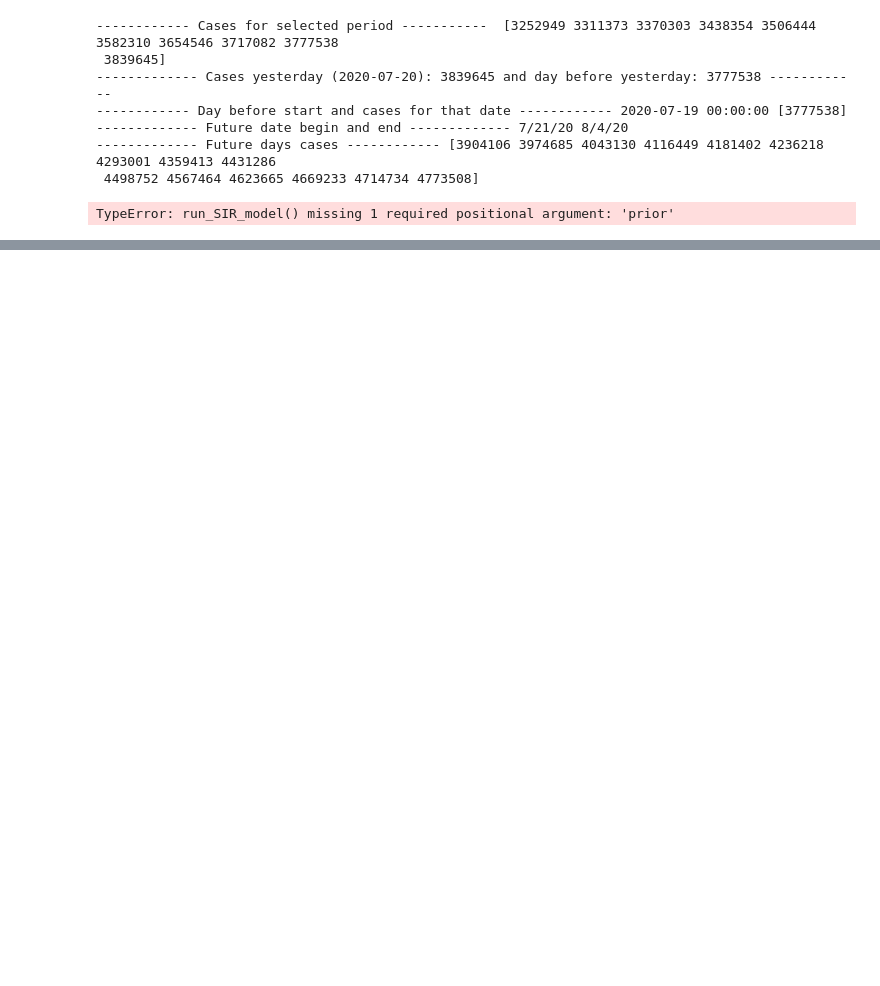
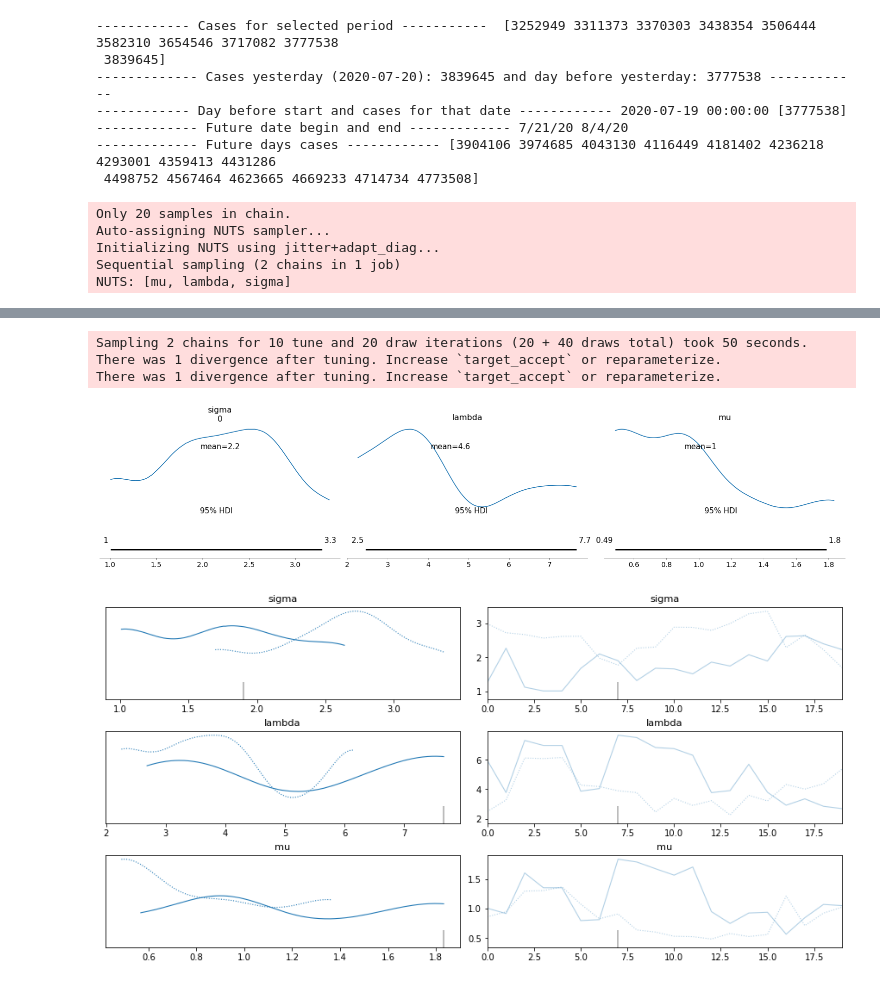
Before and after one commit to bicudorafa/pymc3-coursera-project, a Jupyter notebook: develop/covid-sir-model-dev.ipynb, the cells around one changed output, grey strips where cells are left out. Cells and saved outputs as stored; diff of their text form; code cells hidden in the pictures; blank space fills up the shorter version.

```diff
--- a/develop/covid-sir-model-dev.ipynb
+++ b/develop/covid-sir-model-dev.ipynb
@@ -125,11 +125,13 @@ class SIR_model():
                         sigma=sigma,
                         observed=cases_obs[1:]
                         )
-            trace = pm.sample(self.n_samples, tune=self.n_tune, target_accept=0.9, cores=2)
+            trace = pm.sample(self.n_samples, tune=self.n_tune, target_accept=0.9,
+                              cores=1#2 for some reason, it isnt working on 2 cores
+                             )
             data = az.from_pymc3(trace=trace)
 
         t1 = time.time() - t
-        az.plot_posterior(data, round_to=2, credible_interval=0.95)
+        az.plot_posterior(data, round_to=2, hdi_prob=0.95)
         axes = az.plot_trace(trace)
         fig = axes.ravel()[0].figure
         fig.savefig(self.filename)
@@ -267,7 +269,7 @@ covid_obj.get_dates(data_begin='7/11/20', data_end='7/20/20')
 sir_model = SIR_model(covid_obj)
 likelihood = {'distribution': 'lognormal', 'sigma': 2}
 prior= {'lam': 0.4, 'mu': 1/8, 'lambda_std': 0.5, 'mu_std': 0.5 }
-sir_model.run_SIR_model(n_samples=20, n_tune=10, likelihood=likelihood)
+sir_model.run_SIR_model(n_samples=20, n_tune=10, likelihood=likelihood, prior=prior)
 # %% [output]
 ------------ Cases for selected period -----------  [3252949 3311373 3370303 3438354 3506444 3582310 3654546 3717082 3777538
  3839645]
@@ -276,4 +278,8 @@ sir_model.run_SIR_model(n_samples=20, n_tune=10, likelihood=likelihood)
 ------------- Future date begin and end ------------- 7/21/20 8/4/20
 ------------- Future days cases ------------ [3904106 3974685 4043130 4116449 4181402 4236218 4293001 4359413 4431286
  4498752 4567464 4623665 4669233 4714734 4773508]
-TypeError: run_SIR_model() missing 1 required positional argument: 'prior'
+Only 20 samples in chain.
+Auto-assigning NUTS sampler...
+Initializing NUTS using jitter+adapt_diag...
+Sequential sampling (2 chains in 1 job)
+NUTS: [mu, lambda, sigma]
@@ -279,0 +288,5 @@ TypeError: run_SIR_model() missing 1 required positional argument: 'prior'
+Sampling 2 chains for 10 tune and 20 draw iterations (20 + 40 draws total) took 50 seconds.
+There was 1 divergence after tuning. Increase `target_accept` or reparameterize.
+There was 1 divergence after tuning. Increase `target_accept` or reparameterize.
+[figure, added]
+[figure, added]
```
Also changed, not shown: parts of 1 cell of this notebook, 2 other files.
